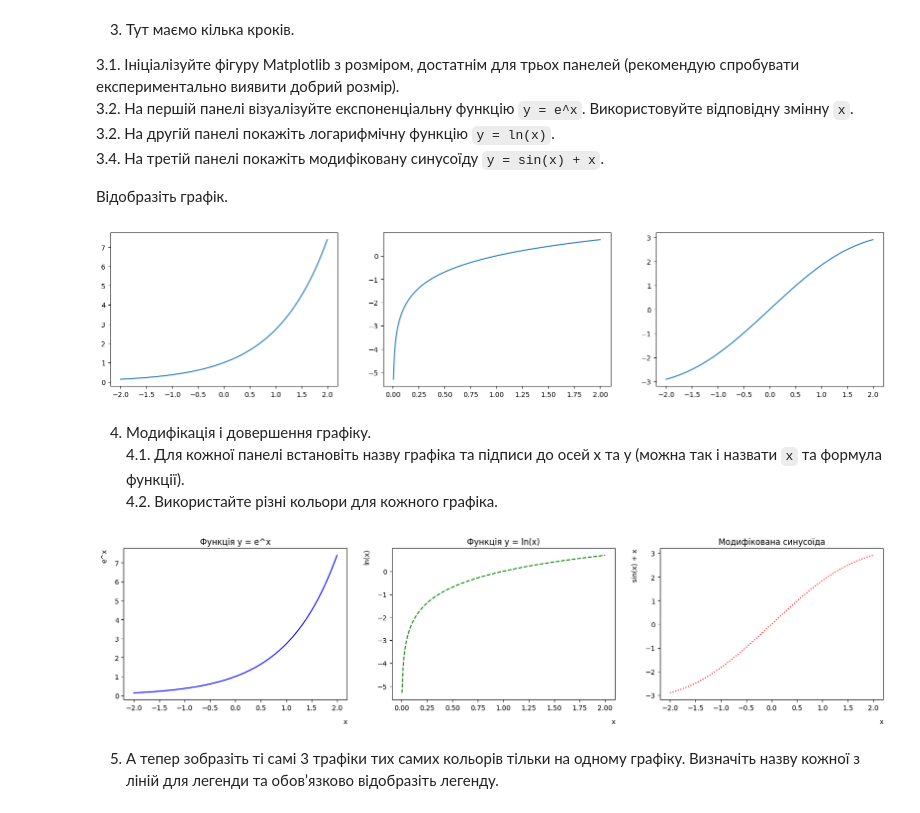
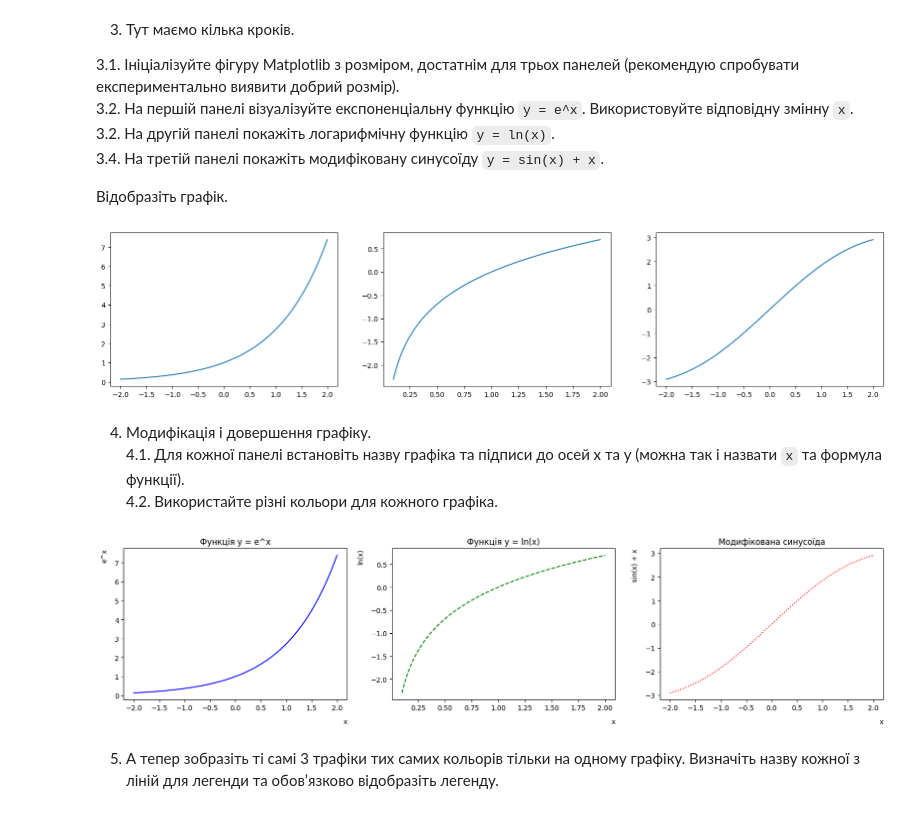
Before and after one commit to Datalyticallab/DataHW, a Jupyter notebook: ДЗ_4_2_"hw_4_2_Базові_візуалізації_Продовження_ipynb".ipynb, the cells around one changed output. Saved outputs shown, nothing was run; the diff lists cells and outputs as text; code cells hidden in the pictures.

```diff
--- a/ДЗ_4_2_"hw_4_2_Базові_візуалізації_Продовження_ipynb".ipynb
+++ b/ДЗ_4_2_"hw_4_2_Базові_візуалізації_Продовження_ipynb".ipynb
@@ -34,18 +34,18 @@ x_positive = np.linspace(0.1,2,400)
 # %%
 plt.figure(figsize=(20,4))
 
 plt.subplot(1,3,1)
 plt.plot(x, np.e**x)
 
 plt.subplot(1,3,2)
-plt.plot(x,np.log(x))
+plt.plot(x_positive,np.log(x_positive))
 
 plt.subplot(1,3,3)
 plt.plot(x, np.sin(x)+x)
 
 plt.show();
 # %% [output]
-[figure, old version]
+[figure, new version]
 # %% [markdown]
 4. Модифікація і довершення графіку.
   4.1. Для кожної панелі встановіть назву графіка та підписи до осей х та у (можна так і назвати `x` та формула функції).
@@ -60,7 +60,7 @@ plt.xlabel('x', labelpad=10, loc='right')
 plt.ylabel('e^x', labelpad=10, loc='top')
 
 plt.subplot(1,3,2)
-plt.plot(x,np.log(x), color='green', linestyle="--")
+plt.plot(x_positive,np.log(x_positive), color='green', linestyle="--")
 plt.title('Функція y = ln(x)')
 plt.xlabel('x', labelpad=10, loc='right')
 plt.ylabel('ln(x)', labelpad=10, loc='top')
@@ -73,7 +73,7 @@ plt.ylabel('sin(x) + x', labelpad=10, loc='top')
 
 plt.show();
 # %% [output]
-[figure, old version]
+[figure, new version]
 # %% [markdown]
 5. А тепер зобразіть ті самі 3 трафіки тих самих кольорів тільки на одному графіку. Визначіть назву кожної з ліній для легенди та обовʼязково відобразіть легенду.
 # %%
```
Also changed, not shown: parts of 3 cells of this notebook.
